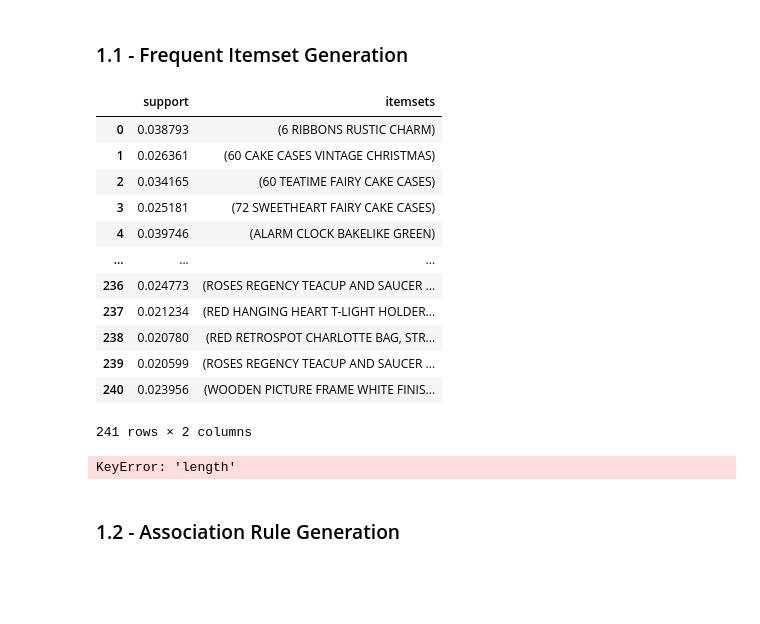
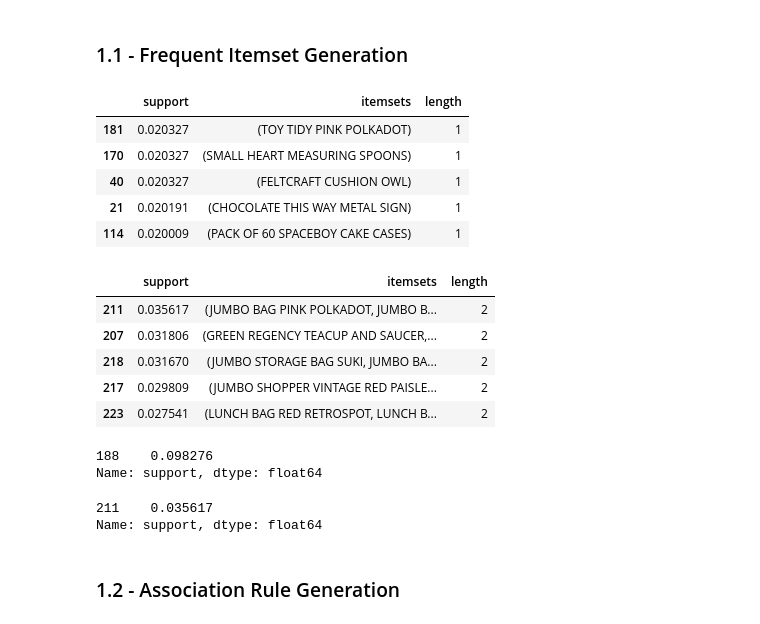
Before and after one commit to kxchiu/cs6220_dataMining, a Jupyter notebook: assignment_03-association_rule_mining.ipynb, the cells around one changed output. Drawn from its saved outputs; the diff is of its cells as text; code cells hidden in the pictures; blank space fills up the shorter version.

```diff
--- a/assignment_03-association_rule_mining.ipynb
+++ b/assignment_03-association_rule_mining.ipynb
@@ -62,53 +27,43 @@ InvoiceNo
 ### 1.1 - Frequent Itemset Generation
 # %%
 from mlxtend.frequent_patterns import apriori
-# %%
-import pandas as pd
-pd.set_option("max_colwidth", 150)
-f = "https://github.com/cs6220/cs6220.spring2019/raw/master/data/Online%20Retail.xlsx"
-df = pd.read_excel(f)
-basket = (df[df["Country"] == "United Kingdom"]
-.groupby(["InvoiceNo", "Description"])["Quantity"]
-.sum().unstack().reset_index().fillna(0)
-.set_index("InvoiceNo")) # transform transactions into baskets of items
-basket_sets = basket.applymap(lambda x: 1 if x >=1 else 0) # convert counts to booleans
-
-from mlxtend.frequent_patterns import apriori
-freq_itemsets = apriori(basket_sets, min_support=0.025, use_colnames=True, max_len=2)
-frequent_itemsets
-# %% [output]
-|  | support | itemsets |
-| 0 | 0.038793 | (6 RIBBONS RUSTIC CHARM) |
-| 1 | 0.026361 | (60 CAKE CASES VINTAGE CHRISTMAS) |
-| 2 | 0.034165 | (60 TEATIME FAIRY CAKE CASES) |
-| 3 | 0.025181 | (72 SWEETHEART FAIRY CAKE CASES) |
-| 4 | 0.039746 | (ALARM CLOCK BAKELIKE GREEN) |
-| ... | ... | ... |
-| 236 | 0.024773 | (ROSES REGENCY TEACUP AND SAUCER ... |
-| 237 | 0.021234 | (RED HANGING HEART T-LIGHT HOLDER... |
-| 238 | 0.020780 | (RED RETROSPOT CHARLOTTE BAG, STR... |
-| 239 | 0.020599 | (ROSES REGENCY TEACUP AND SAUCER ... |
-| 240 | 0.023956 | (WOODEN PICTURE FRAME WHITE FINIS... |
-241 rows × 2 columns
 # %%
 support_threshold = 0.02 # Memory Error if below this value
 
-frequent_itemsets = apriori(basket_sets, min_support=support_threshold, use_colnames=True, max_len=2)
-#frequent_itemsets['length'] = frequent_itemsets['itemsets'].apply(lambda x: len(x))
+frequent_itemsets = apriori(basket_sets, min_support=support_threshold, use_colnames=True)
+frequent_itemsets['length'] = frequent_itemsets['itemsets'].apply(lambda x: len(x))
 # %%
 # Top 5 1-itemsets with the highest support
-frequent_itemsets[(frequent_itemsets['length'] == 1)].sort_values(by=['support'],ascending=False)
+frequent_itemsets[(frequent_itemsets['length'] == 1)].sort_values(by=['support'],ascending=False).tail()
 # %% [output]
-KeyError: 'length'
+|  | support | itemsets | length |
+| 181 | 0.020327 | (TOY TIDY PINK POLKADOT) | 1 |
+| 170 | 0.020327 | (SMALL HEART MEASURING SPOONS) | 1 |
+| 40 | 0.020327 | (FELTCRAFT CUSHION OWL) | 1 |
+| 21 | 0.020191 | (CHOCOLATE THIS WAY METAL SIGN) | 1 |
+| 114 | 0.020009 | (PACK OF 60 SPACEBOY CAKE CASES) | 1 |
 # %%
 # Top 5 2-itemsets with the highest support
 frequent_itemsets[(frequent_itemsets['length'] == 2)].sort_values(by=['support'],ascending=False).head()
+# %% [output]
+|  | support | itemsets | length |
+| 211 | 0.035617 | (JUMBO BAG PINK POLKADOT, JUMBO B... | 2 |
+| 207 | 0.031806 | (GREEN REGENCY TEACUP AND SAUCER,... | 2 |
+| 218 | 0.031670 | (JUMBO STORAGE BAG SUKI, JUMBO BA... | 2 |
+| 217 | 0.029809 | (JUMBO SHOPPER VINTAGE RED PAISLE... | 2 |
+| 223 | 0.027541 | (LUNCH BAG RED RETROSPOT, LUNCH B... | 2 |
 # %%
 # The highest support value for the 1-itemsets
 frequent_itemsets[(frequent_itemsets['length'] == 1)].sort_values(by=['support'],ascending=False).head(1)['support']
+# %% [output]
+188    0.098276
+Name: support, dtype: float64
 # %%
 # The highest support value for the 2-itemsets
 frequent_itemsets[(frequent_itemsets['length'] == 2)].sort_values(by=['support'], ascending=False).head(1)['support']
+# %% [output]
+211    0.035617
+Name: support, dtype: float64
 # %% [markdown]
 ### 1.2 - Association Rule Generation
 # %%
```
Also changed, not shown: parts of 27 cells of this notebook, 1 other file.
